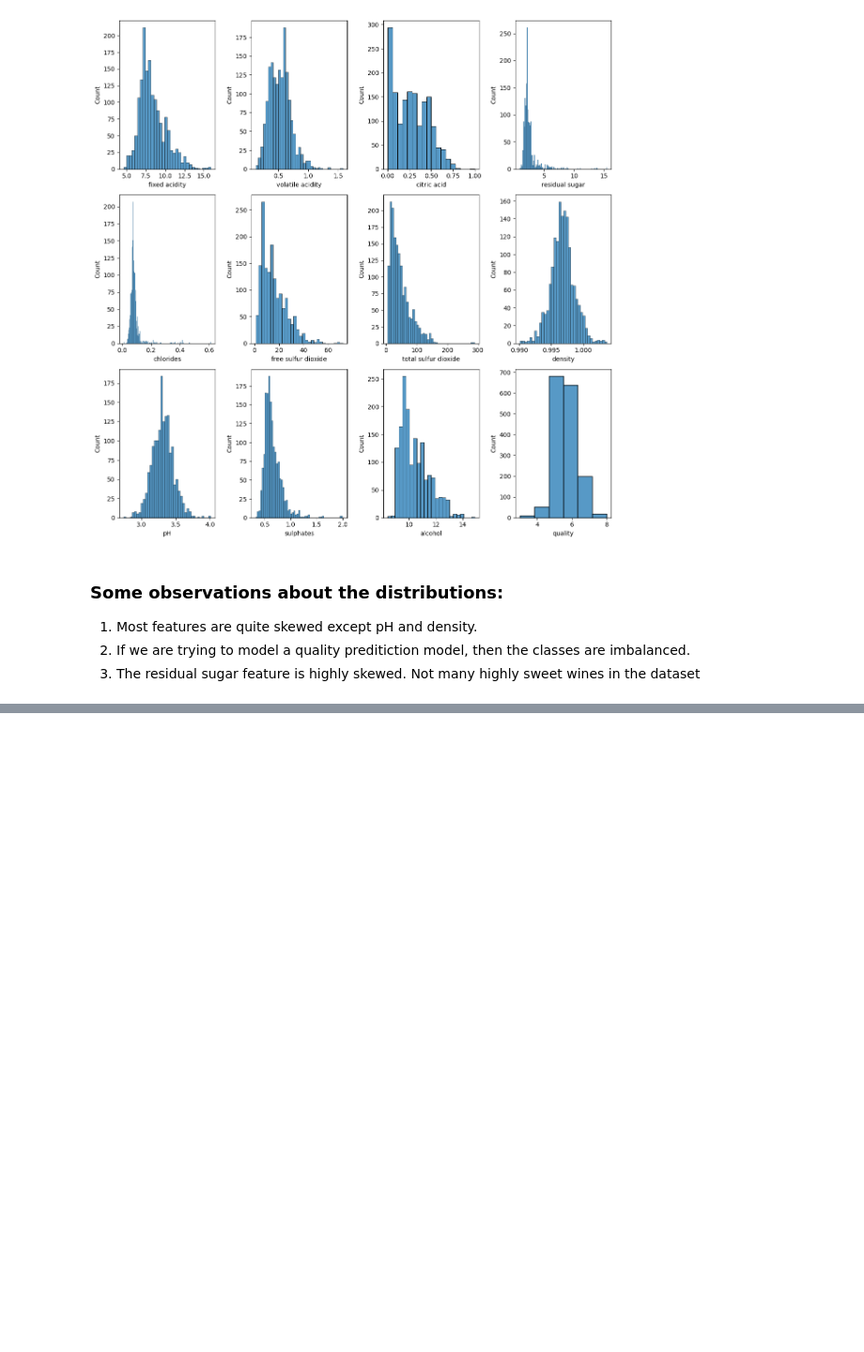
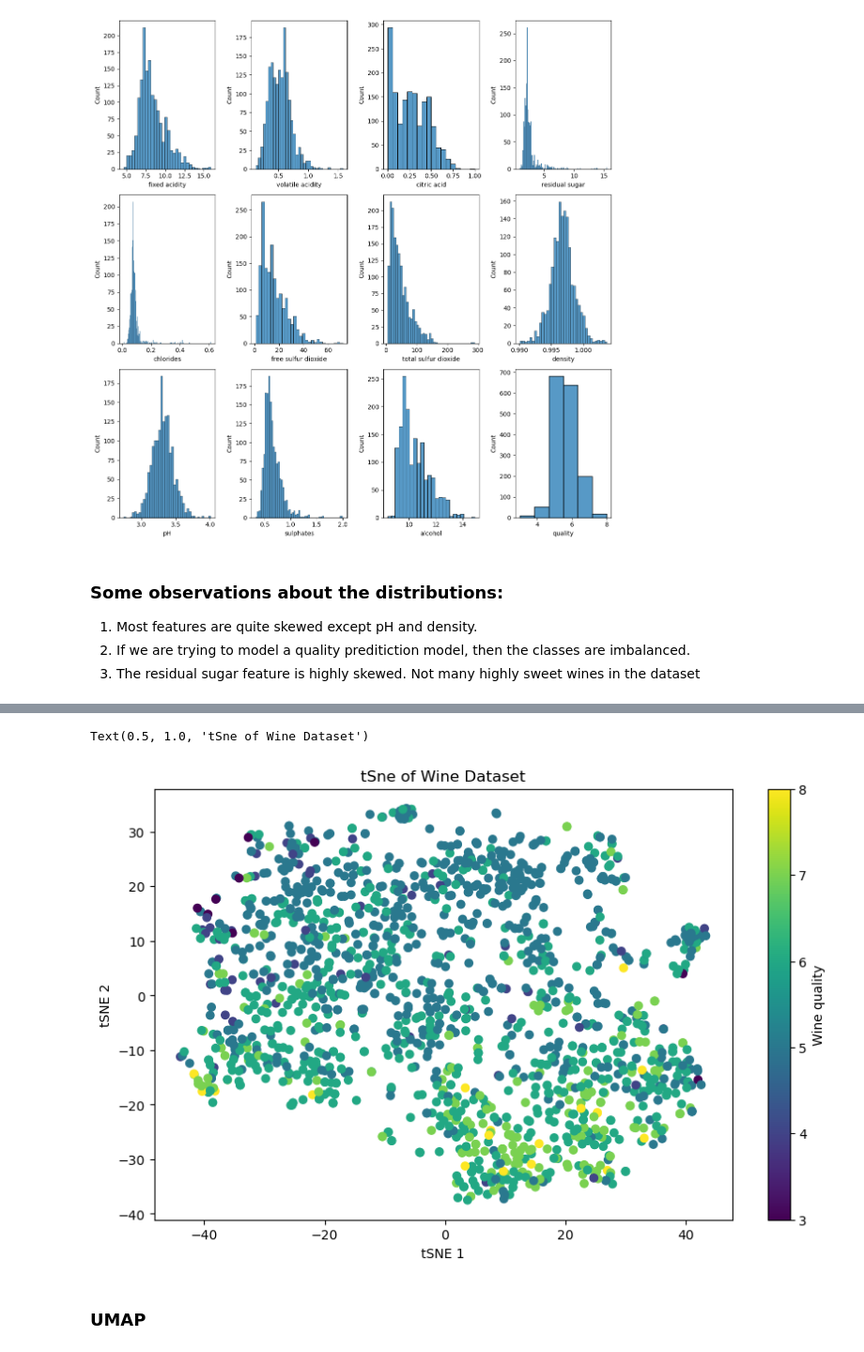
Before and after one commit to Tashhfia/5, a Jupyter notebook: wine_eval.ipynb, the cells around one changed output, grey strips where cells are left out. Shown at 94% size. Drawn from its saved outputs; the diff is of its cells as text; code cells hidden in the pictures; blank space fills up the shorter version.

```diff
--- a/wine_eval.ipynb
+++ b/wine_eval.ipynb
@@ -132,0 +173,19 @@ plt.tight_layout()
+# %%
+tsne = TSNE(n_components=2, perplexity=50, random_state=42)
+# %%
+wine_tsne = tsne.fit_transform(wine_std)
+
+plt.figure(figsize=(10,6))
+
+tsne_scatter = plt.scatter(wine_tsne[:, 0], wine_tsne[:, 1],
+                      c = wine_quality, cmap = "viridis"
+                      )
+plt.colorbar(tsne_scatter, label = "Wine quality")
+plt.xlabel("tSNE 1")
+plt.ylabel("tSNE 2")
+plt.title("tSne of Wine Dataset")
+# %% [output]
+Text(0.5, 1.0, 'tSne of Wine Dataset')
+[figure, added]
+# %% [markdown]
+### UMAP
```
Also changed, not shown: parts of 12 cells of this notebook.
